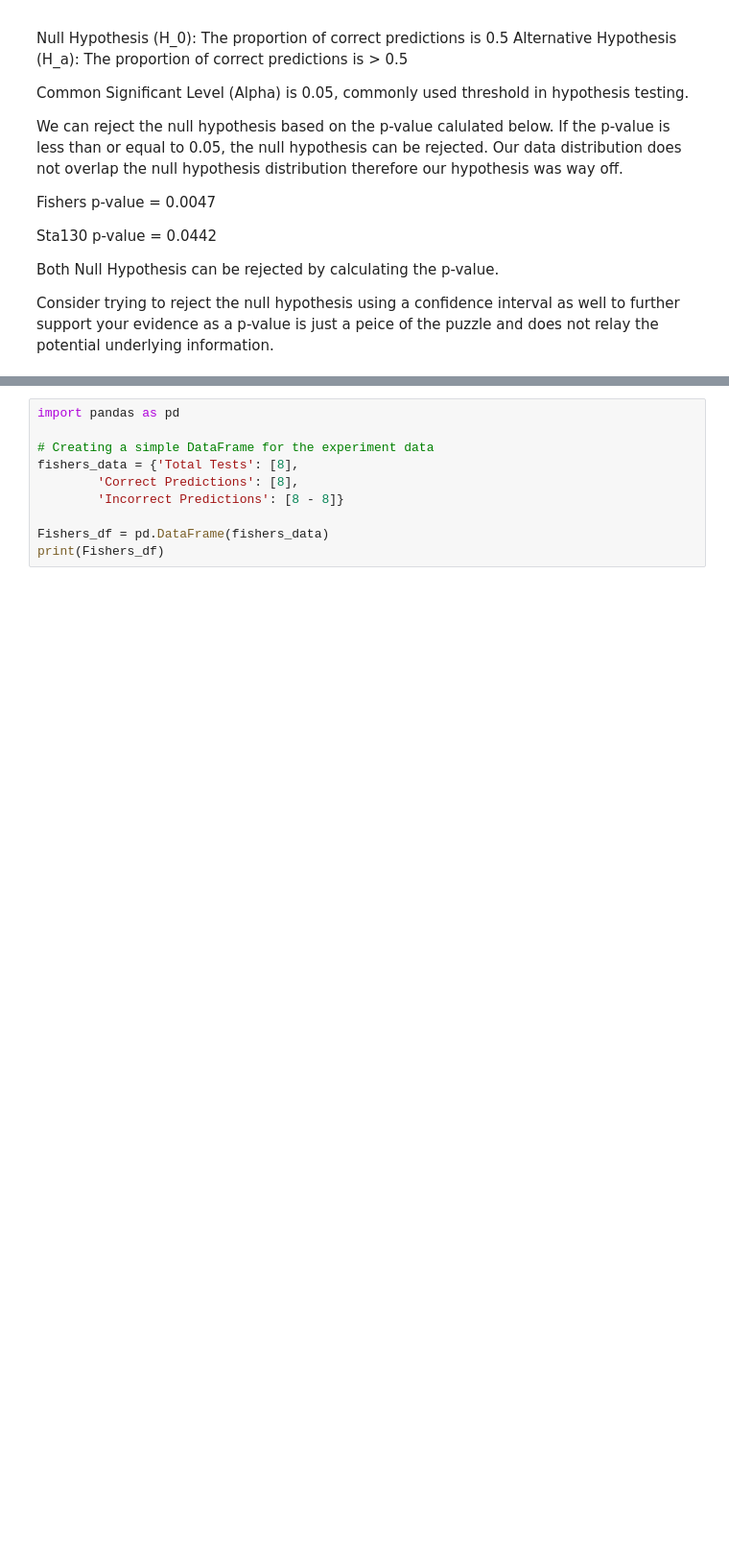
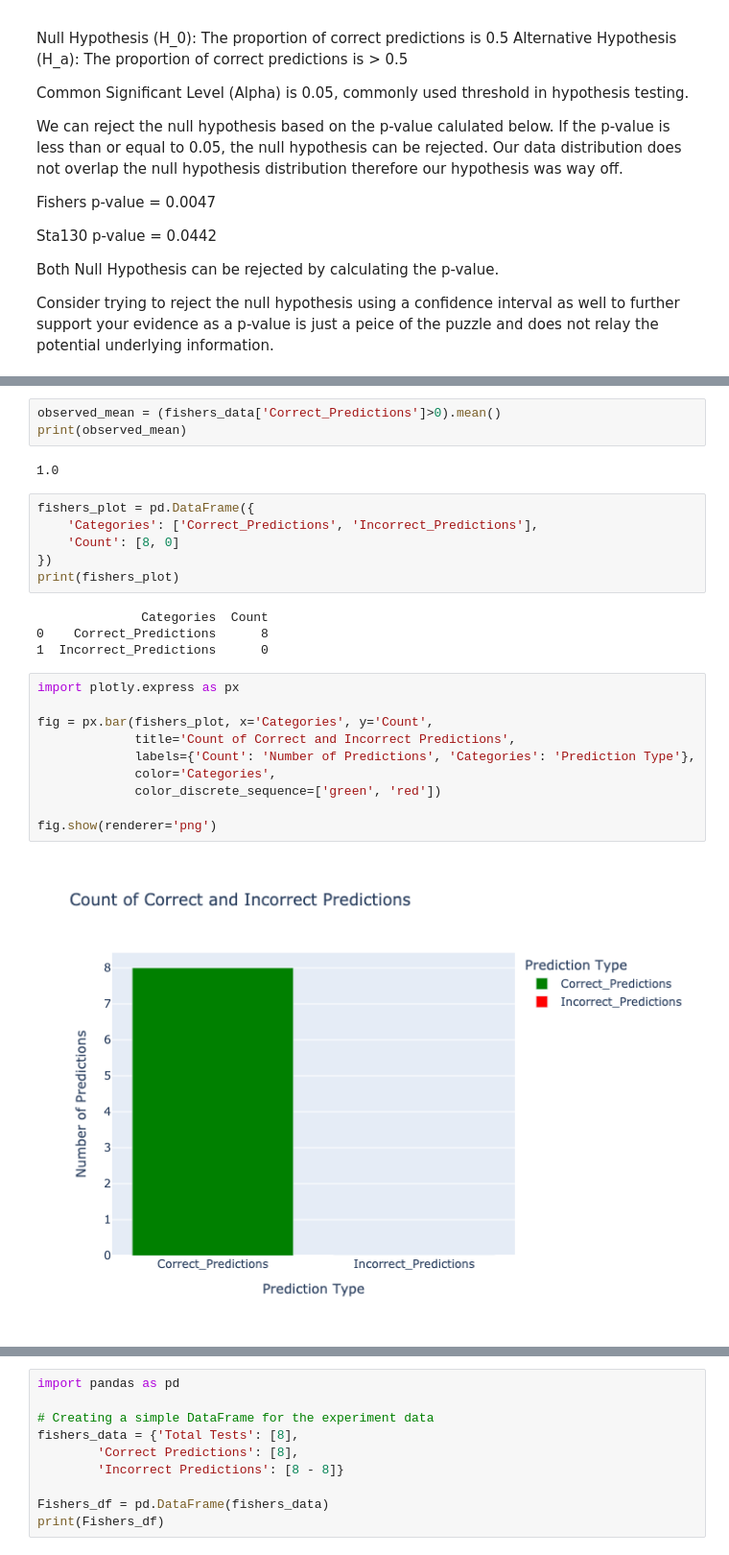
Before and after one commit to LucaPiccone/sta130, a Jupyter notebook: HW/HW_05.ipynb, the cells around one changed output, grey strips where cells are left out. Shown at 96% size. Cells and saved outputs as stored; diff of their text form; blank space fills up the shorter version.

```diff
--- a/HW/HW_05.ipynb
+++ b/HW/HW_05.ipynb
@@ -71,0 +216,27 @@ Consider trying to reject the null hypothesis using a confidence interval as wel
+# %%
+observed_mean = (fishers_data['Correct_Predictions']>0).mean()
+print(observed_mean)
+# %% [output]
+1.0
+# %%
+fishers_plot = pd.DataFrame({
+    'Categories': ['Correct_Predictions', 'Incorrect_Predictions'],
+    'Count': [8, 0]
+})
+print(fishers_plot)
+# %% [output]
+              Categories  Count
+0    Correct_Predictions      8
+1  Incorrect_Predictions      0
+# %%
+import plotly.express as px
+
+fig = px.bar(fishers_plot, x='Categories', y='Count',
+             title='Count of Correct and Incorrect Predictions',
+             labels={'Count': 'Number of Predictions', 'Categories': 'Prediction Type'},
+             color='Categories',
+             color_discrete_sequence=['green', 'red'])
+
+fig.show(renderer='png')
+# %% [output]
+[figure, added]
```
Also changed, not shown: parts of 27 cells of this notebook, 4 other files.
